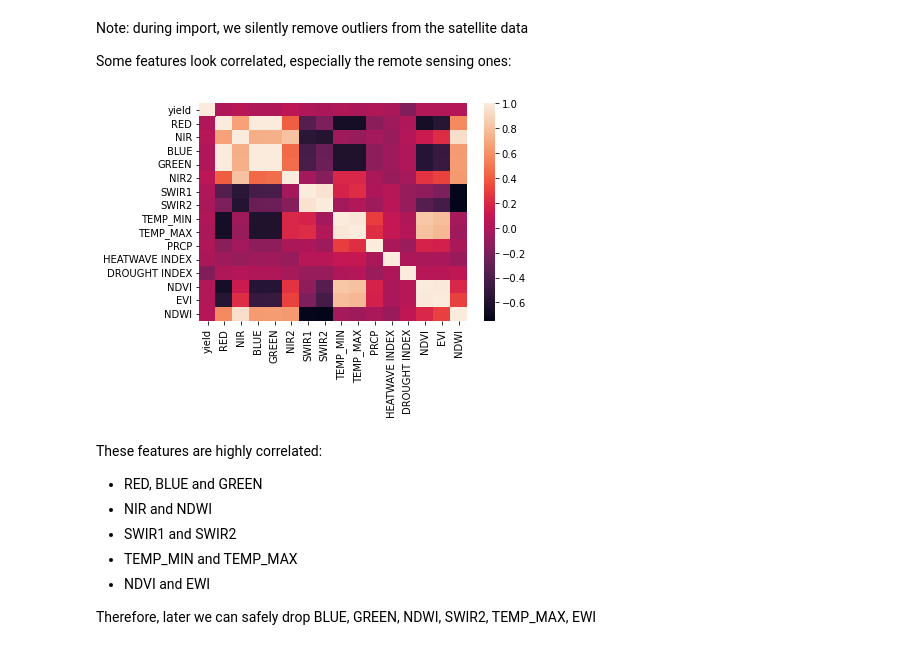
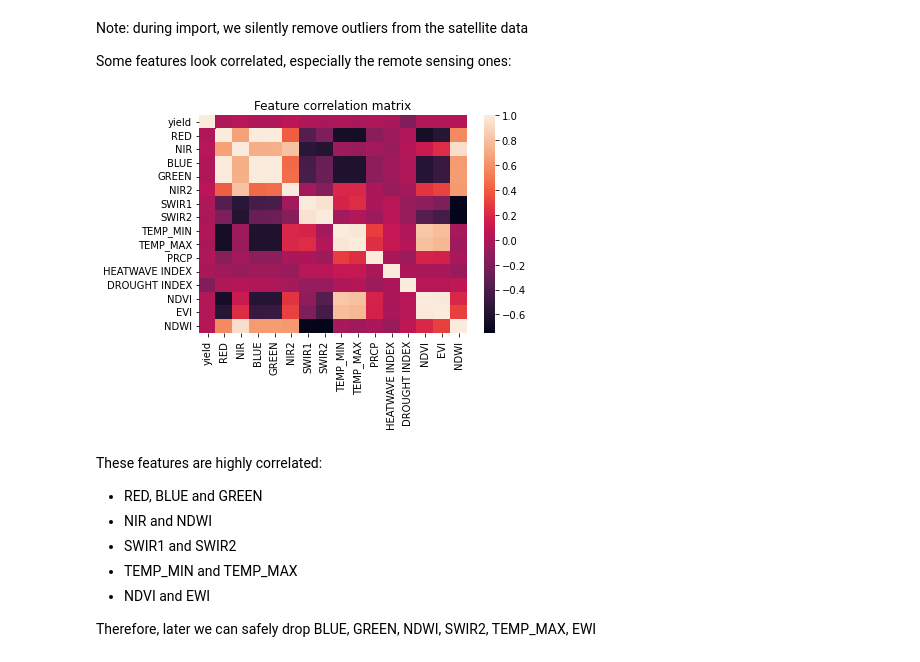
Before and after one commit to AgentSamBond/ML4Earth-Hackathon-2022, a Jupyter notebook: ML4Earth_crop_yield_prediction (4).ipynb, the cells around one changed output. Cells and saved outputs as stored; diff of their text form; code cells hidden in the pictures.

```diff
--- a/ML4Earth_crop_yield_prediction (4).ipynb
+++ b/ML4Earth_crop_yield_prediction (4).ipynb
@@ -122,11 +128,12 @@ Some features look correlated, especially the remote sensing ones:
 # %%
 corr_matrix = df_features.corr()
 sns.heatmap(corr_matrix,
         xticklabels=corr_matrix.columns,
         yticklabels=corr_matrix.columns)
+plt.title('Feature correlation matrix')
 plt.show()
 # %% [output]
-[figure, old version]
+[figure, new version]
 # %% [markdown]
 These features are highly correlated:
 * RED, BLUE and GREEN
```
Also changed, not shown: parts of 14 cells of this notebook.
